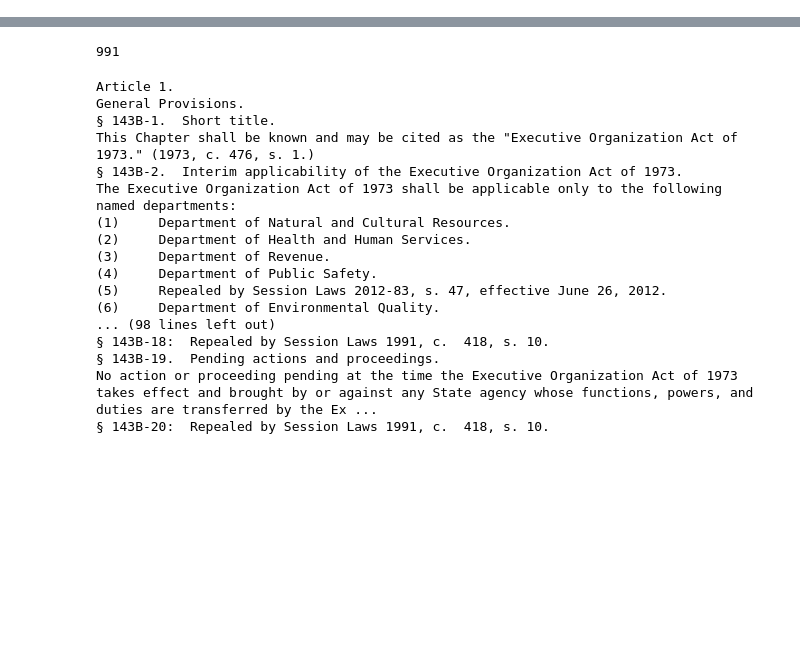
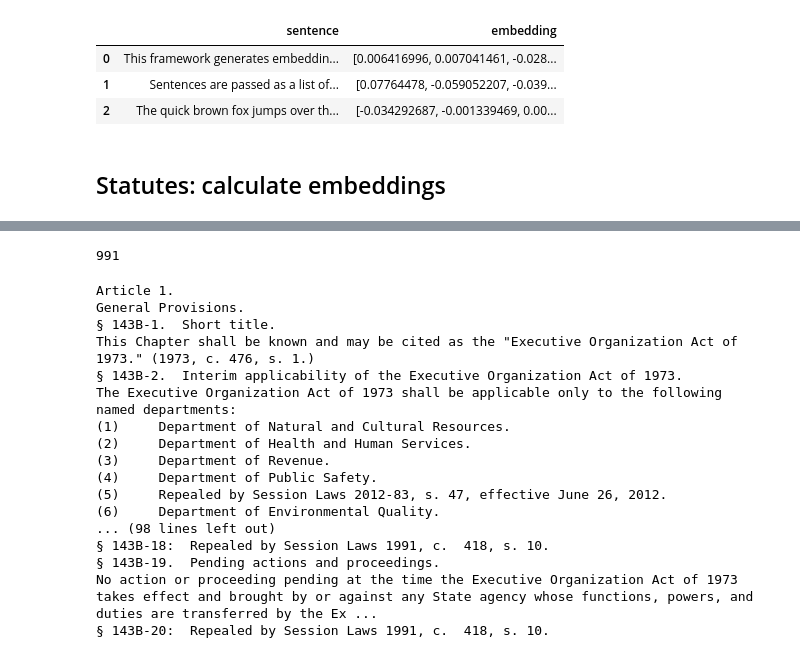
Before and after one commit to copelco/llm-exploration, a Jupyter notebook: 02-embeddings/02.2-embeddings-overview.ipynb, the cells around one changed output, grey strips where cells are left out. Drawn from its saved outputs; the diff is of its cells as text; code cells hidden in the pictures; blank space fills up the shorter version.

```diff
--- a/02-embeddings/general-statues.ipynb
+++ b/02-embeddings/02.2-embeddings-overview.ipynb
@@ -3,0 +50,21 @@ Last updated: March 13, 2024
+# %%
+# Our sentences to encode
+sentences = [
+    "This framework generates embeddings for each input sentence",
+    "Sentences are passed as a list of string.",
+    "The quick brown fox jumps over the lazy dog."
+]
+
+# Sentences are encoded by calling model.encode()
+embeddings = model.encode(sentences)
+
+# Print the embeddings
+both = [(sentence, embedding) for sentence, embedding in zip(sentences, embeddings)]
+pd.DataFrame.from_records(both, columns=("sentence", "embedding"))
+# %% [output]
+|  | sentence | embedding |
+| 0 | This framework generates embeddin... | [0.006416996, 0.007041461, -0.028... |
+| 1 | Sentences are passed as a list of... | [0.07764478, -0.059052207, -0.039... |
+| 2 | The quick brown fox jumps over th... | [-0.034292687, -0.001339469, 0.00... |
+# %% [markdown]
+## Statutes: calculate embeddings
```
Also changed, not shown: parts of 27 cells of this notebook, 2 other files.
